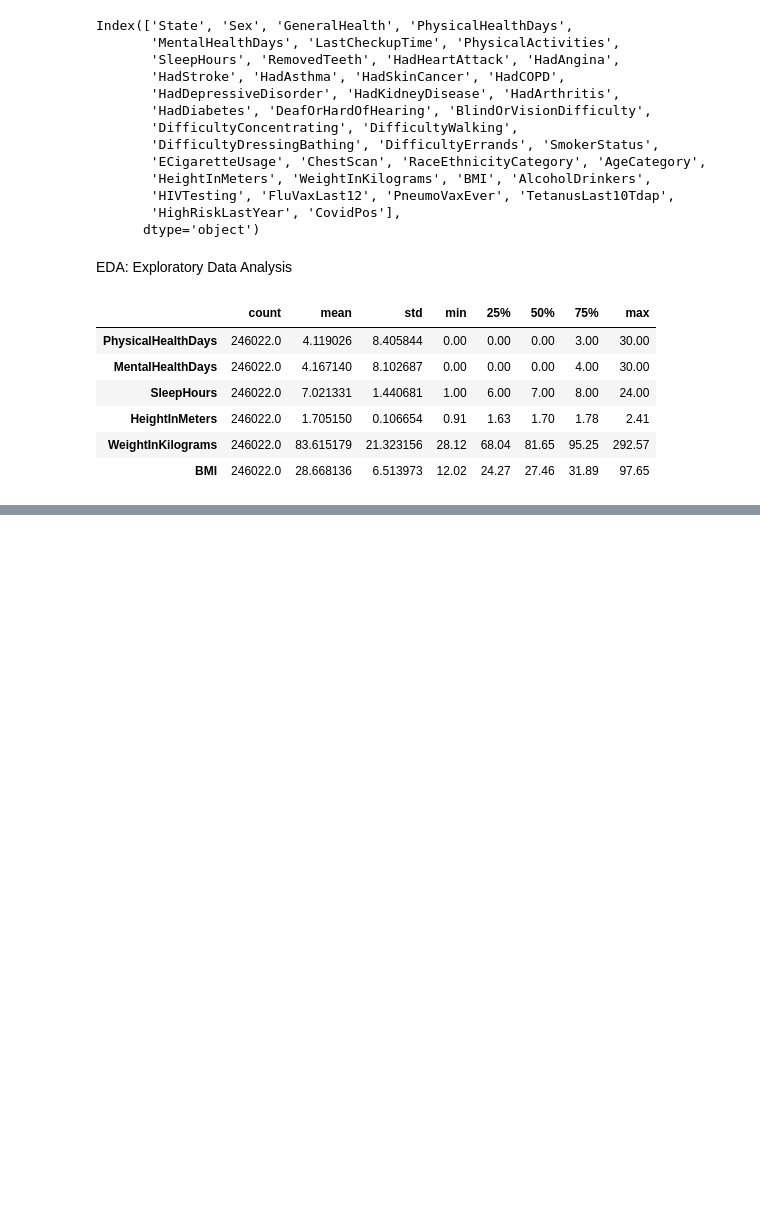
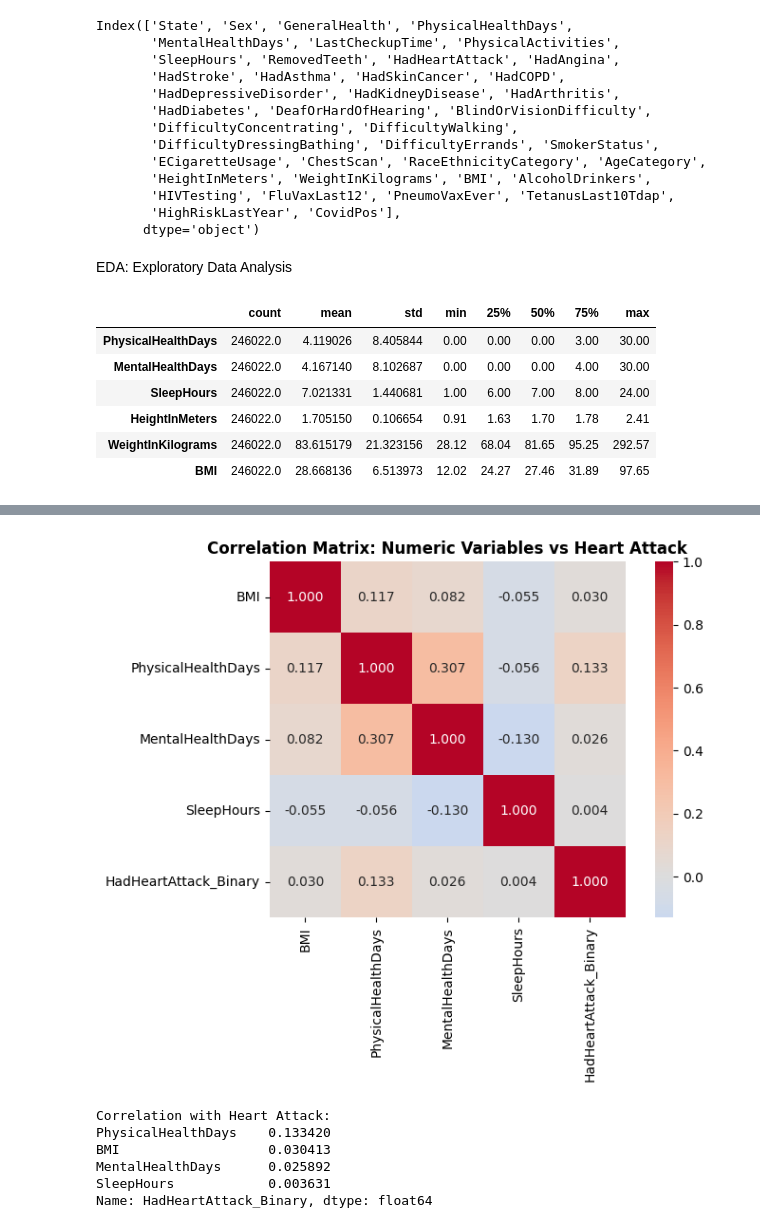
Before and after one commit to jaw039/COGS109_Indicators_of_Heart_Disease, a Jupyter notebook: heart_disease.ipynb, the cells around one changed output, grey strips where cells are left out. Saved outputs shown, nothing was run; the diff lists cells and outputs as text; code cells hidden in the pictures; blank space fills up the shorter version.

Commit message:
feat(eda): numerical & categorical features vs hadheartattack

```diff
--- a/heart_disease.ipynb
+++ b/heart_disease.ipynb
@@ -94,0 +317,29 @@ Text(0, 0.5, 'Number of people')
+# %%
+# Correlation analysis for numeric variables
+numeric_for_corr = ['BMI', 'PhysicalHealthDays', 'MentalHealthDays', 'SleepHours']
+
+# Create binary version of heart attack for correlation
+df_corr = df.copy()
+df_corr['HadHeartAttack_Binary'] = (df_corr['HadHeartAttack'] == 'Yes').astype(int)
+
+# Correlation matrix
+corr_matrix = df_corr[numeric_for_corr + ['HadHeartAttack_Binary']].corr()
+
+plt.figure(figsize=(8, 6))
+sns.heatmap(corr_matrix, annot=True, cmap='coolwarm', center=0,
+            square=True, fmt='.3f')
+plt.title('Correlation Matrix: Numeric Variables vs Heart Attack', fontweight='bold')
+plt.tight_layout()
+plt.show()
+
+print("Correlation with Heart Attack:")
+correlations = corr_matrix['HadHeartAttack_Binary'].drop('HadHeartAttack_Binary').sort_values(key=abs, ascending=False)
+print(correlations)
+# %% [output]
+[figure, added]
+Correlation with Heart Attack:
+PhysicalHealthDays    0.133420
+BMI                   0.030413
+MentalHealthDays      0.025892
+SleepHours            0.003631
+Name: HadHeartAttack_Binary, dtype: float64
```
Also changed, not shown: parts of 13 cells of this notebook.
